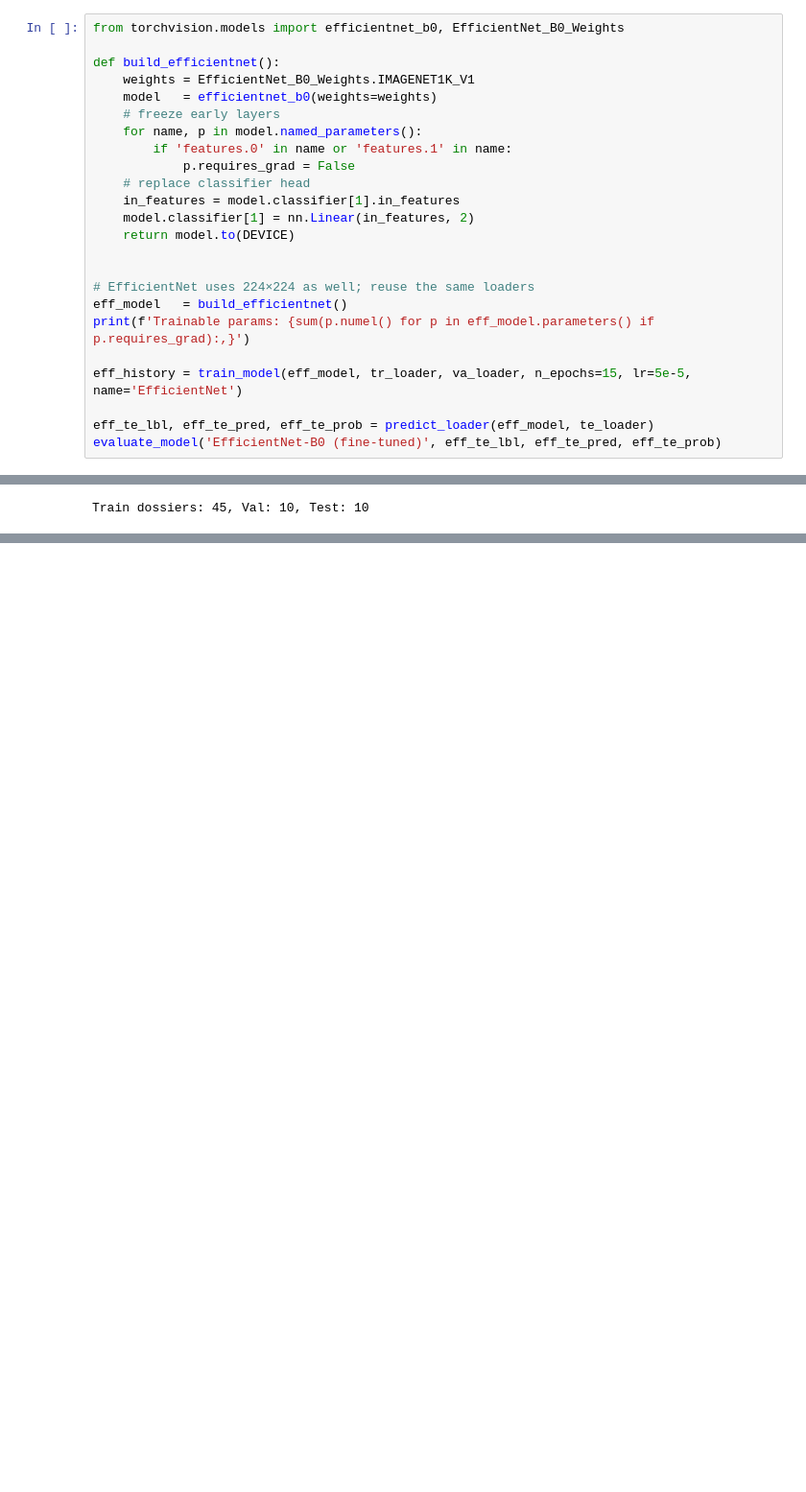
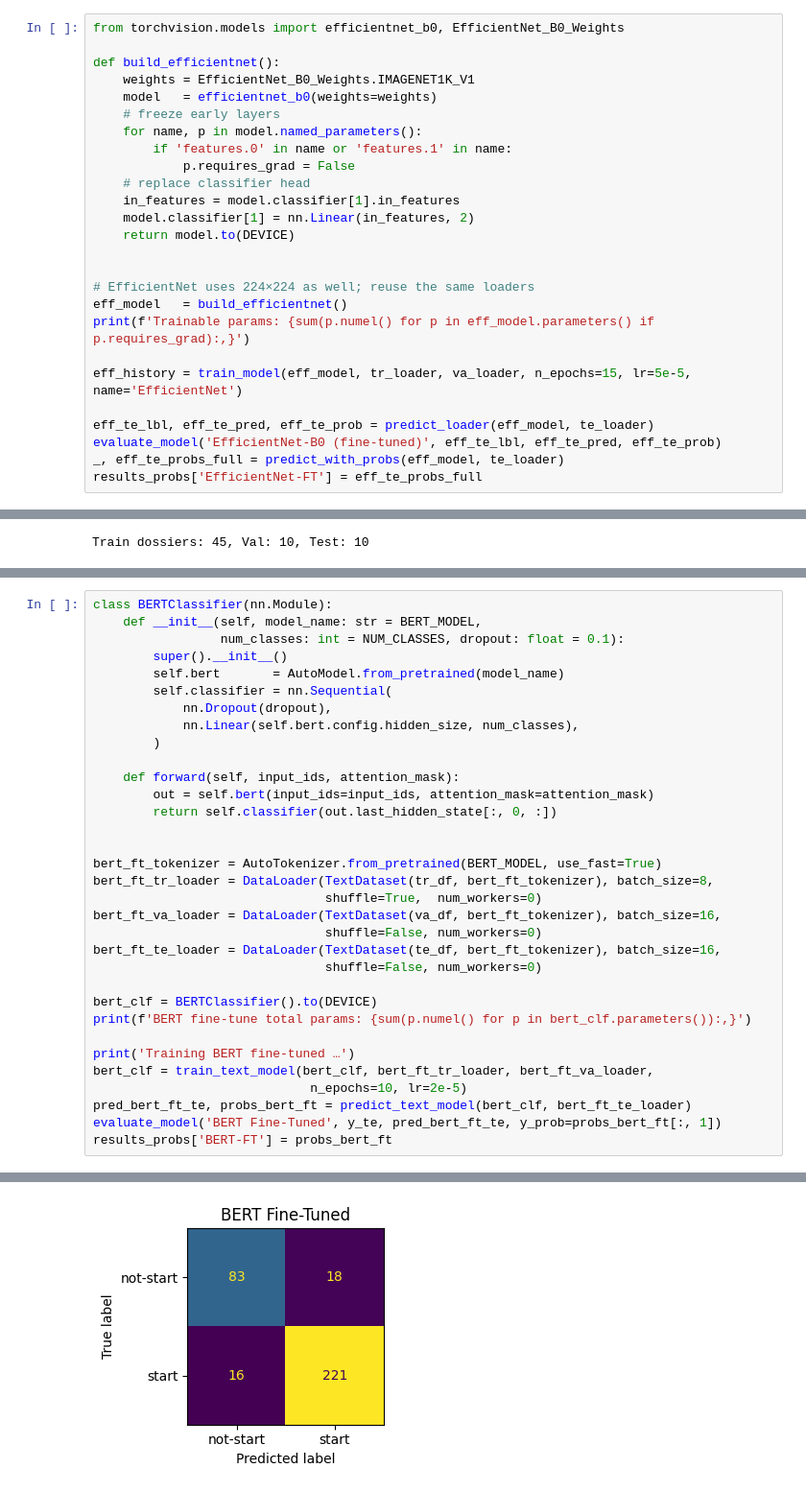
Before and after one commit to Lynnyijin/dossier-analysis, a Jupyter notebook: page_start_classifier.ipynb, the cells around one changed output, grey strips where cells are left out. Shown at 96% size. Drawn from its saved outputs; the diff is of its cells as text; blank space fills up the shorter version.

```diff
--- a/page_start_classifier.ipynb
+++ b/page_start_classifier.ipynb
@@ -537,5 +716,7 @@ eff_history = train_model(eff_model, tr_loader, va_loader, n_epochs=15, lr=5e-5,
 
 eff_te_lbl, eff_te_pred, eff_te_prob = predict_loader(eff_model, te_loader)
 evaluate_model('EfficientNet-B0 (fine-tuned)', eff_te_lbl, eff_te_pred, eff_te_prob)
+_, eff_te_probs_full = predict_with_probs(eff_model, te_loader)
+results_probs['EfficientNet-FT'] = eff_te_probs_full
 # %% [output]
 Trainable params: 4,007,734
@@ -746,0 +1134,34 @@ not-start (0)       0.94      0.95      0.95       101
+# %%
+class BERTClassifier(nn.Module):
+    def __init__(self, model_name: str = BERT_MODEL,
+                 num_classes: int = NUM_CLASSES, dropout: float = 0.1):
+        super().__init__()
+        self.bert       = AutoModel.from_pretrained(model_name)
+        self.classifier = nn.Sequential(
+            nn.Dropout(dropout),
+            nn.Linear(self.bert.config.hidden_size, num_classes),
+        )
+
+    def forward(self, input_ids, attention_mask):
+        out = self.bert(input_ids=input_ids, attention_mask=attention_mask)
+        return self.classifier(out.last_hidden_state[:, 0, :])
+
+
+bert_ft_tokenizer = AutoTokenizer.from_pretrained(BERT_MODEL, use_fast=True)
+bert_ft_tr_loader = DataLoader(TextDataset(tr_df, bert_ft_tokenizer), batch_size=8,
+                               shuffle=True,  num_workers=0)
+bert_ft_va_loader = DataLoader(TextDataset(va_df, bert_ft_tokenizer), batch_size=16,
+                               shuffle=False, num_workers=0)
+bert_ft_te_loader = DataLoader(TextDataset(te_df, bert_ft_tokenizer), batch_size=16,
+                               shuffle=False, num_workers=0)
+
+bert_clf = BERTClassifier().to(DEVICE)
+print(f'BERT fine-tune total params: {sum(p.numel() for p in bert_clf.parameters()):,}')
+
+print('Training BERT fine-tuned …')
+bert_clf = train_text_model(bert_clf, bert_ft_tr_loader, bert_ft_va_loader,
+                             n_epochs=10, lr=2e-5)
+pred_bert_ft_te, probs_bert_ft = predict_text_model(bert_clf, bert_ft_te_loader)
+evaluate_model('BERT Fine-Tuned', y_te, pred_bert_ft_te, y_prob=probs_bert_ft[:, 1])
+results_probs['BERT-FT'] = probs_bert_ft
+# %% [output]
@@ -746,0 +1185 @@ not-start (0)       0.94      0.95      0.95       101
+[figure, added]
```
Also changed, not shown: parts of 44 cells of this notebook, 5 other files.
